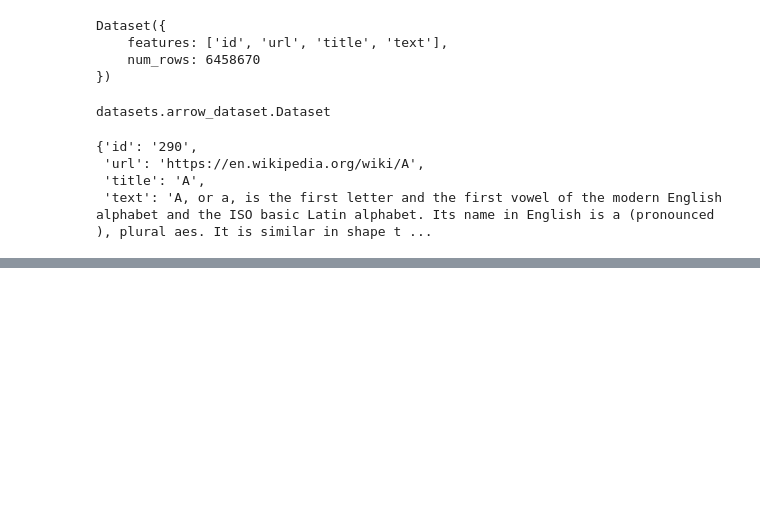
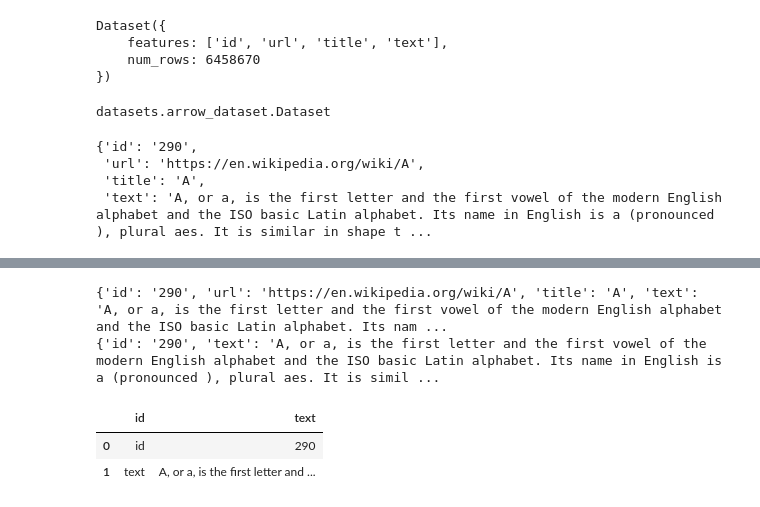
Before and after one commit to lorenzdes/Wikipedia_knowledge_graph, a Jupyter notebook: Wikipedia_data.ipynb, the cells around one changed output, grey strips where cells are left out. Drawn from its saved outputs; the diff is of its cells as text; code cells hidden in the pictures; blank space fills up the shorter version.

```diff
--- a/Wikipedia_data.ipynb
+++ b/Wikipedia_data.ipynb
@@ -68,6 +69,3 @@ data[3]
  'url': 'https://en.wikipedia.org/wiki/A',
  'title': 'A',
  'text': 'A, or a, is the first letter and the first vowel of the modern English alphabet and the ISO basic Latin alphabet. Its name in English is a (pronounced ), plural aes. It is similar in shape t ...
-# %%
-pandas_data = data.set_format(type = 'numpy', columns = ['id', 'url', 'title', 'text'])
-print(pandas_data)
@@ -75,0 +78,18 @@ None
+# %%
+import pandas as pd
+sample = data[3]
+print(sample)
+variable_names = ["id", "text"]
+
+out = {item: sample.get(item) for item in variable_names}
+print(out)
+# %% [output]
+{'id': '290', 'url': 'https://en.wikipedia.org/wiki/A', 'title': 'A', 'text': 'A, or a, is the first letter and the first vowel of the modern English alphabet and the ISO basic Latin alphabet. Its nam ...
+{'id': '290', 'text': 'A, or a, is the first letter and the first vowel of the modern English alphabet and the ISO basic Latin alphabet. Its name in English is a (pronounced ), plural aes. It is simil ...
+# %%
+datatable = pd.DataFrame(out.items(), columns=['id', 'text'])
+datatable.head()
+# %% [output]
+|  | id | text |
+| 0 | id | 290 |
+| 1 | text | A, or a, is the first letter and ... |
```
Also changed, not shown: parts of 14 cells of this notebook.
